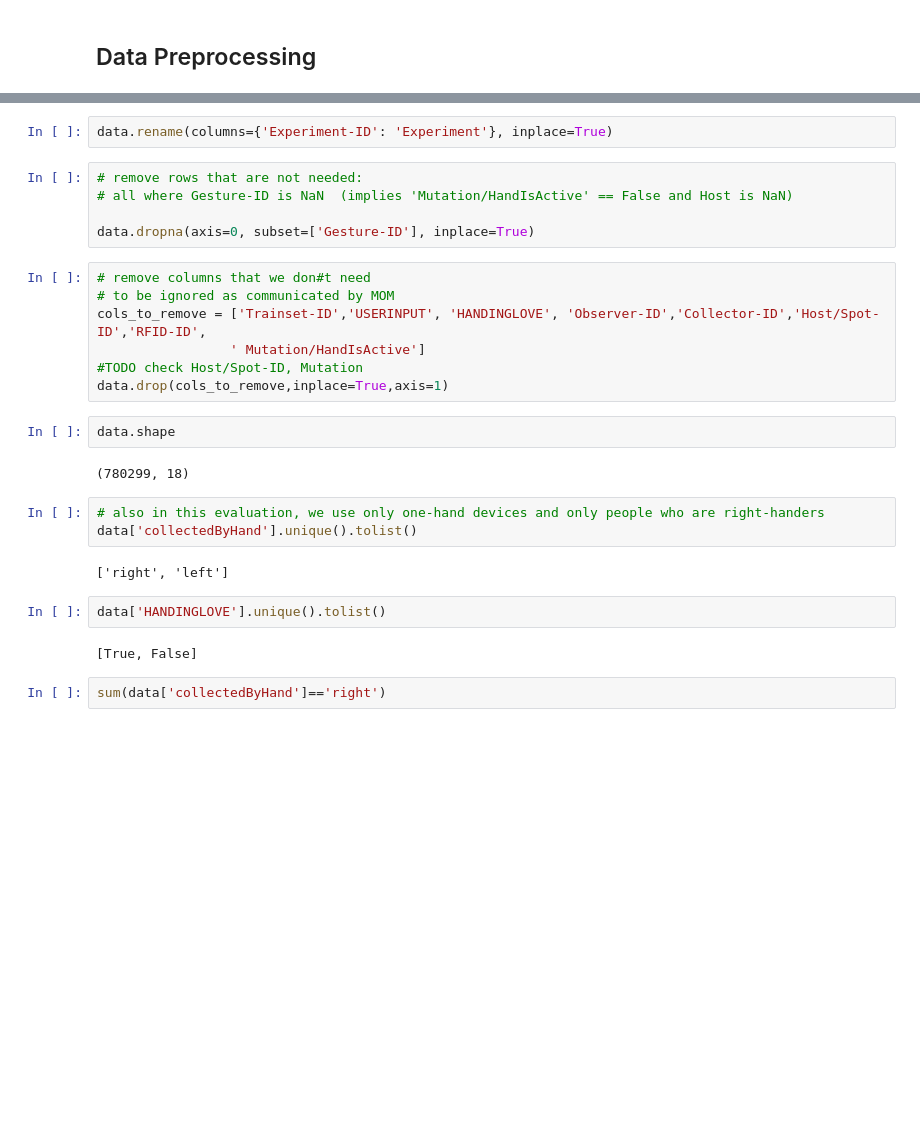
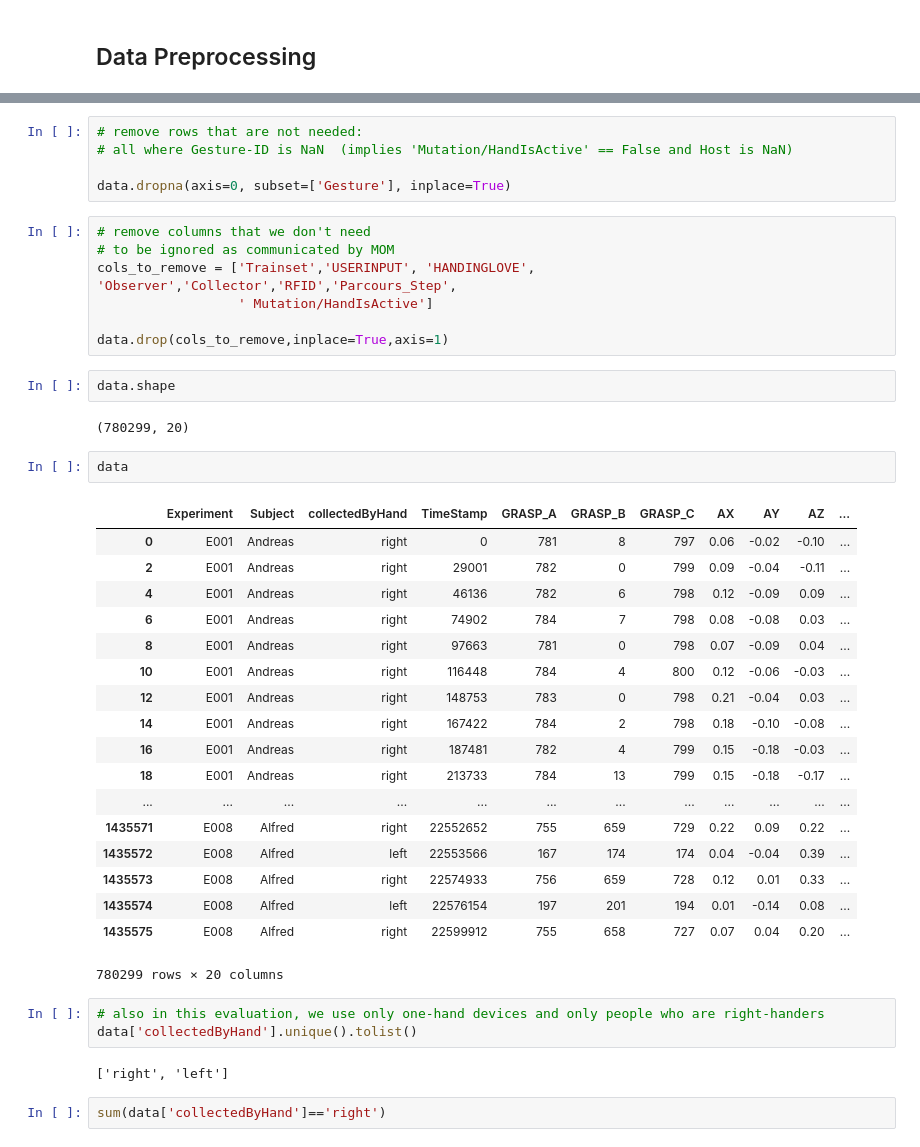
Before and after one commit to Make-O-Matic/MOM-Engine, a Jupyter notebook: data_preprocess.ipynb, the cells around one changed output, grey strips where cells are left out. Saved outputs shown, nothing was run; the diff lists cells and outputs as text; blank space fills up the shorter version.

```diff
--- a/data_preprocess.ipynb
+++ b/data_preprocess.ipynb
@@ -155,30 +178,45 @@ for col in data.columns:
-# %%
-data.rename(columns={'Experiment-ID': 'Experiment'}, inplace=True)
 # %%
 # remove rows that are not needed:
 # all where Gesture-ID is NaN  (implies 'Mutation/HandIsActive' == False and Host is NaN)
 
-data.dropna(axis=0, subset=['Gesture-ID'], inplace=True)
+data.dropna(axis=0, subset=['Gesture'], inplace=True)
 # %%
-# remove columns that we don#t need
+# remove columns that we don't need
 # to be ignored as communicated by MOM
-cols_to_remove = ['Trainset-ID','USERINPUT', 'HANDINGLOVE', 'Observer-ID','Collector-ID','Host/Spot-ID','RFID-ID',
-                 ' Mutation/HandIsActive']
-#TODO check Host/Spot-ID, Mutation
+cols_to_remove = ['Trainset','USERINPUT', 'HANDINGLOVE', 'Observer','Collector','RFID','Parcours_Step',
+                  ' Mutation/HandIsActive']
+
 data.drop(cols_to_remove,inplace=True,axis=1)
 # %%
 data.shape
 # %% [output]
-(780299, 18)
+(780299, 20)
+# %%
+data
+# %% [output]
+|  | Experiment | Subject | collectedByHand | TimeStamp | GRASP_A | GRASP_B | GRASP_C | AX | AY | AZ | ... |
+| 0 | E001 | Andreas | right | 0 | 781 | 8 | 797 | 0.06 | -0.02 | -0.10 | ... |
+| 2 | E001 | Andreas | right | 29001 | 782 | 0 | 799 | 0.09 | -0.04 | -0.11 | ... |
+| 4 | E001 | Andreas | right | 46136 | 782 | 6 | 798 | 0.12 | -0.09 | 0.09 | ... |
+| 6 | E001 | Andreas | right | 74902 | 784 | 7 | 798 | 0.08 | -0.08 | 0.03 | ... |
+| 8 | E001 | Andreas | right | 97663 | 781 | 0 | 798 | 0.07 | -0.09 | 0.04 | ... |
+| 10 | E001 | Andreas | right | 116448 | 784 | 4 | 800 | 0.12 | -0.06 | -0.03 | ... |
+| 12 | E001 | Andreas | right | 148753 | 783 | 0 | 798 | 0.21 | -0.04 | 0.03 | ... |
+| 14 | E001 | Andreas | right | 167422 | 784 | 2 | 798 | 0.18 | -0.10 | -0.08 | ... |
+| 16 | E001 | Andreas | right | 187481 | 782 | 4 | 799 | 0.15 | -0.18 | -0.03 | ... |
+| 18 | E001 | Andreas | right | 213733 | 784 | 13 | 799 | 0.15 | -0.18 | -0.17 | ... |
+| ... | ... | ... | ... | ... | ... | ... | ... | ... | ... | ... | ... |
+| 1435571 | E008 | Alfred | right | 22552652 | 755 | 659 | 729 | 0.22 | 0.09 | 0.22 | ... |
+| 1435572 | E008 | Alfred | left | 22553566 | 167 | 174 | 174 | 0.04 | -0.04 | 0.39 | ... |
+| 1435573 | E008 | Alfred | right | 22574933 | 756 | 659 | 728 | 0.12 | 0.01 | 0.33 | ... |
+| 1435574 | E008 | Alfred | left | 22576154 | 197 | 201 | 194 | 0.01 | -0.14 | 0.08 | ... |
+| 1435575 | E008 | Alfred | right | 22599912 | 755 | 658 | 727 | 0.07 | 0.04 | 0.20 | ... |
+780299 rows × 20 columns
 # %%
 # also in this evaluation, we use only one-hand devices and only people who are right-handers
 data['collectedByHand'].unique().tolist()
 # %% [output]
 ['right', 'left']
-# %%
-data['HANDINGLOVE'].unique().tolist()
-# %% [output]
-[True, False]
 # %%
 sum(data['collectedByHand']=='right')
 # %% [output]
```
Also changed, not shown: parts of 11 cells of this notebook.
